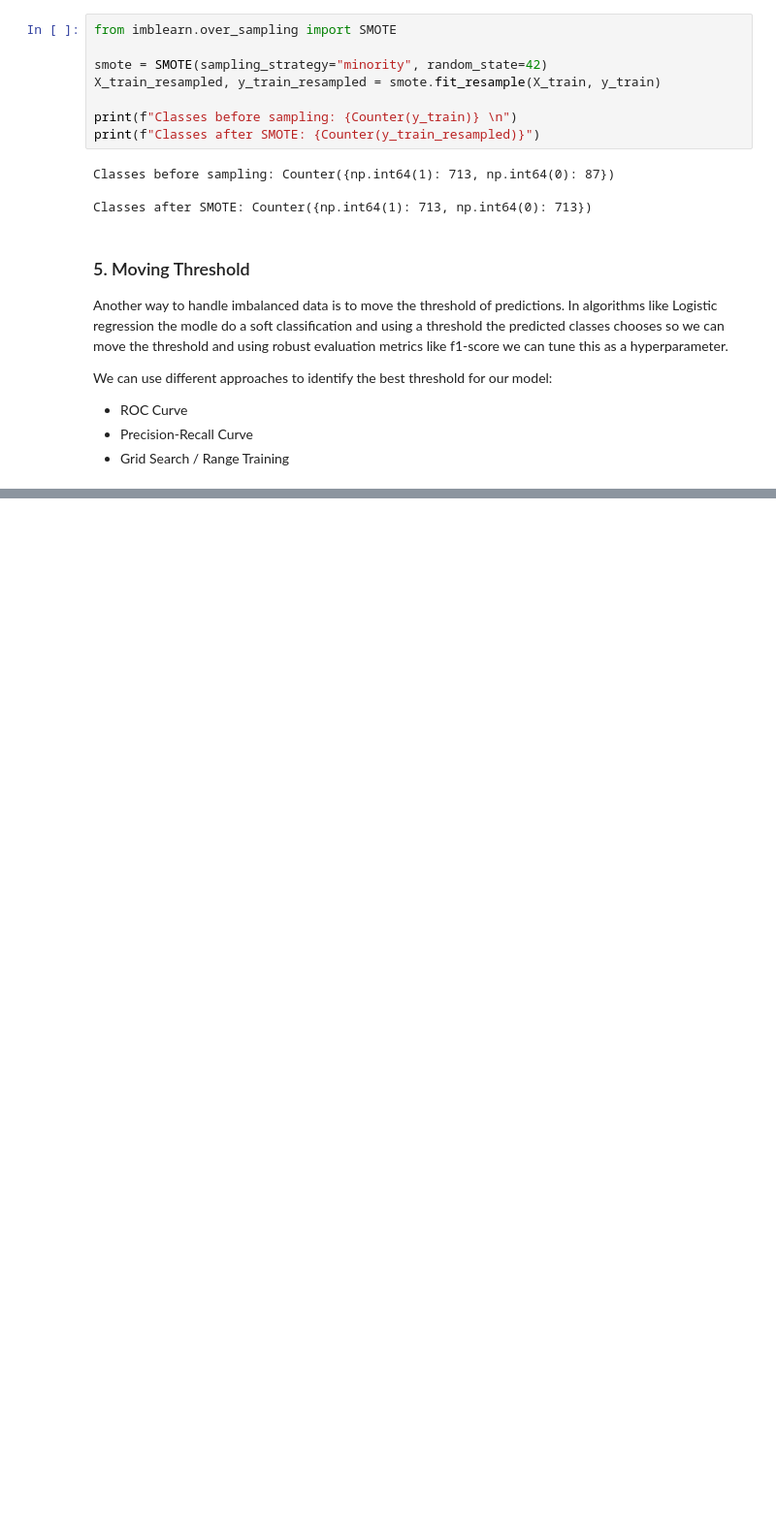
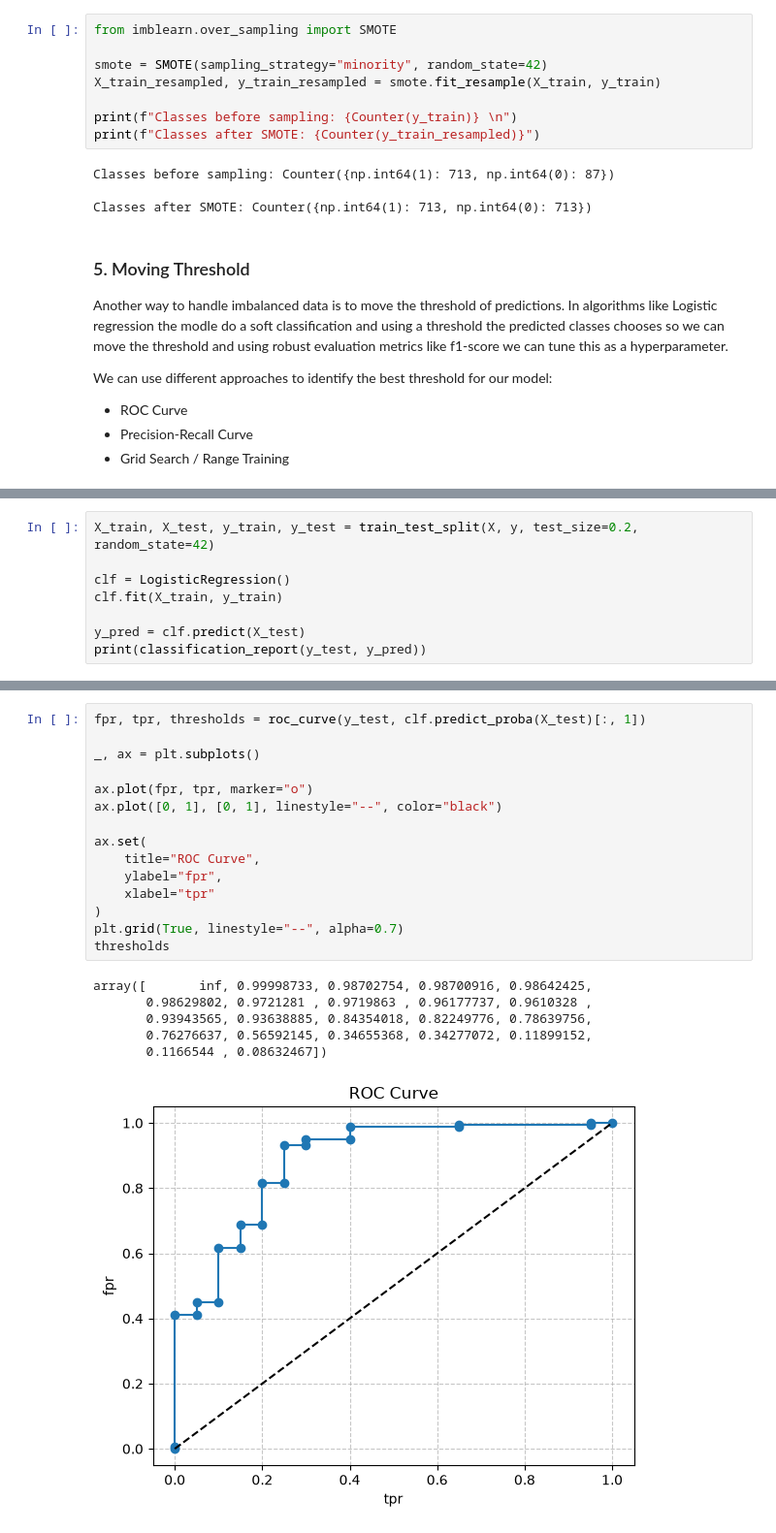
Before and after one commit to Erfan-Taherirani/Personal_ML_Notes, a Jupyter notebook: Miscellaneous/handling_data_imbalance.ipynb, the cells around one changed output, grey strips where cells are left out. Shown at 97% size. Cells and saved outputs as stored; diff of their text form; blank space fills up the shorter version.

```diff
--- a/Miscellaneous/handling_data_imbalance.ipynb
+++ b/Miscellaneous/handling_data_imbalance.ipynb
@@ -124,0 +153,8 @@ We can use different approaches to identify the best threshold for our model:
+# %%
+X_train, X_test, y_train, y_test = train_test_split(X, y, test_size=0.2, random_state=42)
+
+clf = LogisticRegression()
+clf.fit(X_train, y_train)
+
+y_pred = clf.predict(X_test)
+print(classification_report(y_test, y_pred))
@@ -124,0 +170,22 @@ We can use different approaches to identify the best threshold for our model:
+# %%
+fpr, tpr, thresholds = roc_curve(y_test, clf.predict_proba(X_test)[:, 1])
+
+_, ax = plt.subplots()
+
+ax.plot(fpr, tpr, marker="o")
+ax.plot([0, 1], [0, 1], linestyle="--", color="black")
+
+ax.set(
+    title="ROC Curve",
+    ylabel="fpr",
+    xlabel="tpr"
+)
+plt.grid(True, linestyle="--", alpha=0.7)
+thresholds
+# %% [output]
+array([       inf, 0.99998733, 0.98702754, 0.98700916, 0.98642425,
+       0.98629802, 0.9721281 , 0.9719863 , 0.96177737, 0.9610328 ,
+       0.93943565, 0.93638885, 0.84354018, 0.82249776, 0.78639756,
+       0.76276637, 0.56592145, 0.34655368, 0.34277072, 0.11899152,
+       0.1166544 , 0.08632467])
+[figure, added]
```
Also changed, not shown: parts of 11 cells of this notebook, 1 other file.
